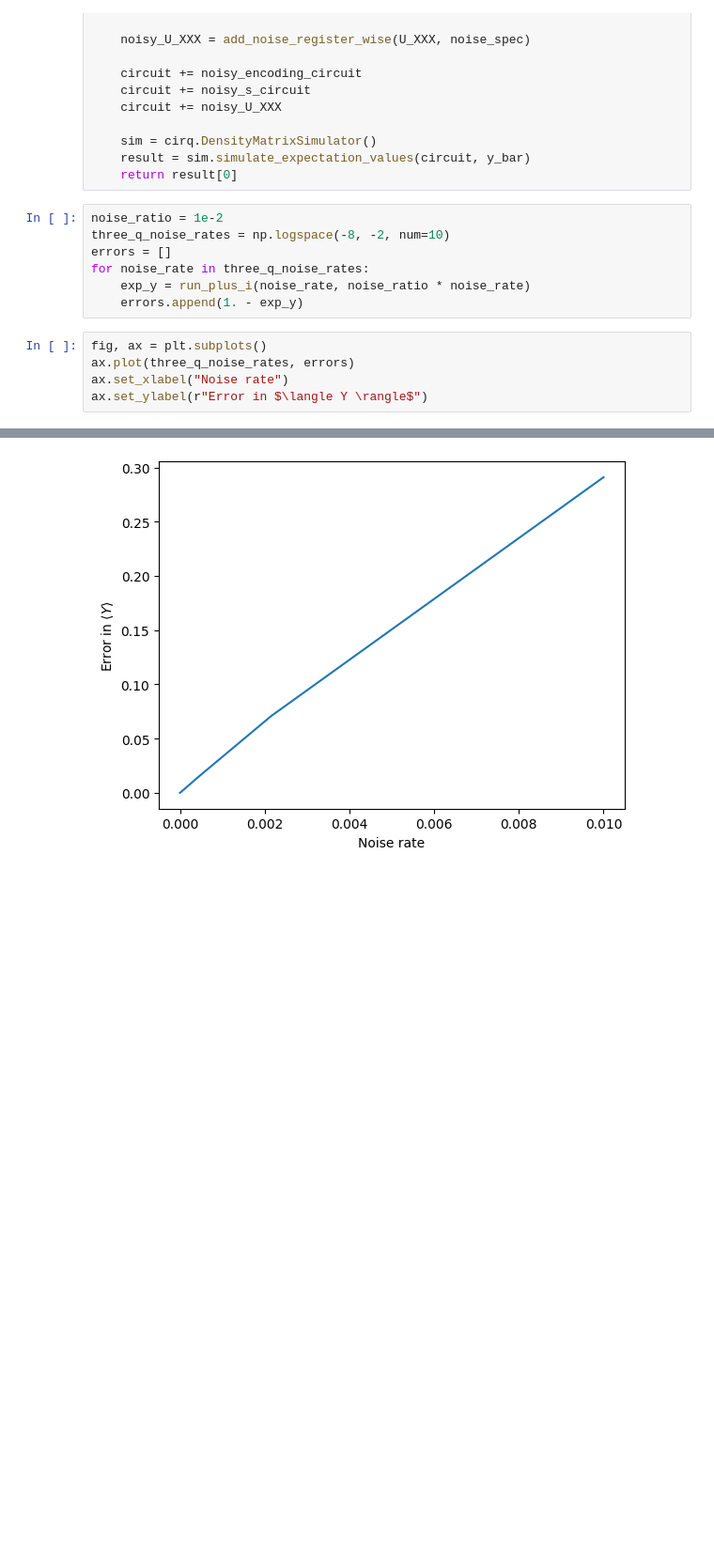
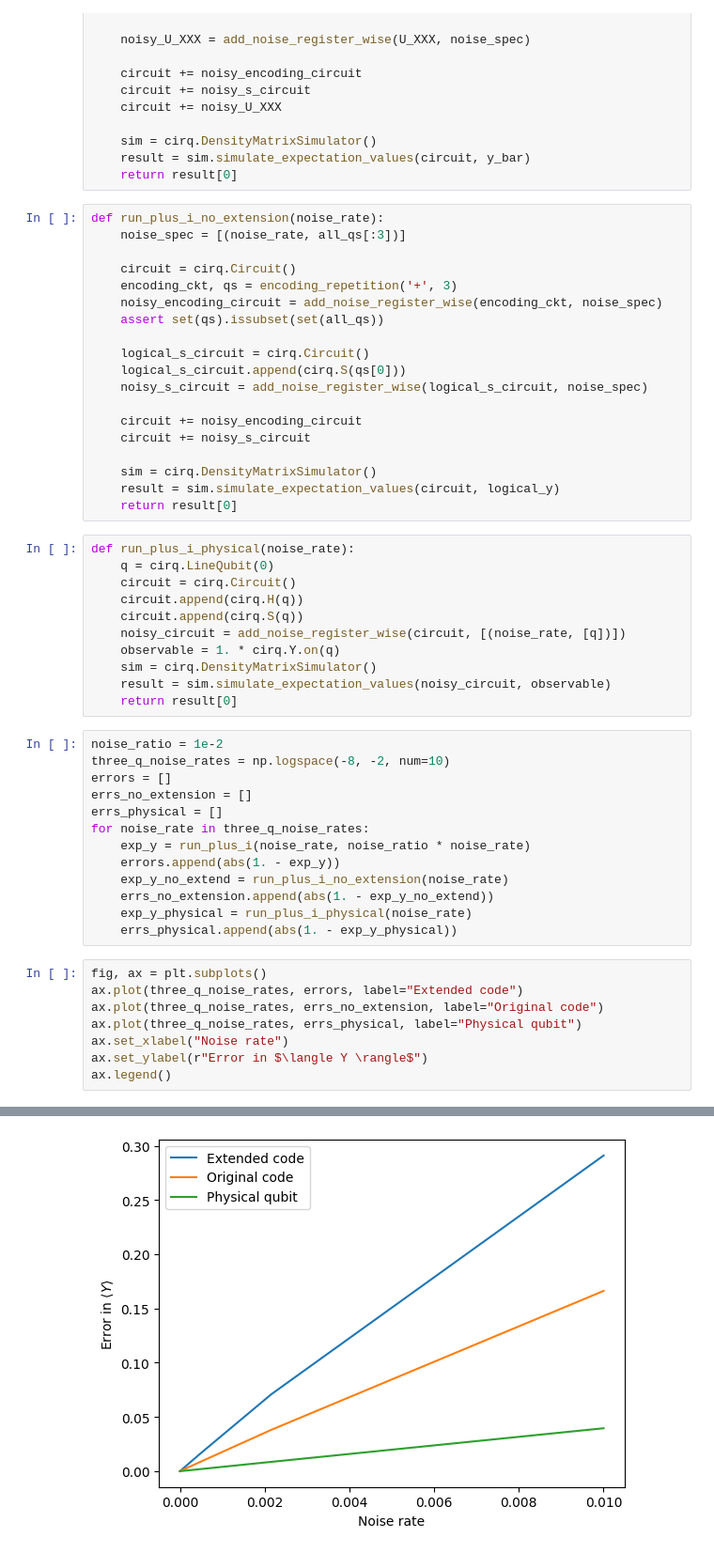
Before and after one commit to bdalfavero/encoded, a Jupyter notebook: experiments/expanded_repetition/encoding_after_computation.ipynb, the cells around one changed output, grey strips where cells are left out. Shown at 94% size. Cells and saved outputs as stored; diff of their text form; blank space fills up the shorter version.

Commit message:
Added original code and physical qubit.

```diff
--- a/experiments/expanded_repetition/encoding_after_computation.ipynb
+++ b/experiments/expanded_repetition/encoding_after_computation.ipynb
@@ -81,16 +81,55 @@ def run_plus_i(p_three_qubit, p_extra_qubit):
     sim = cirq.DensityMatrixSimulator()
     result = sim.simulate_expectation_values(circuit, y_bar)
     return result[0]
+# %%
+def run_plus_i_no_extension(noise_rate):
+    noise_spec = [(noise_rate, all_qs[:3])]
+
+    circuit = cirq.Circuit()
+    encoding_ckt, qs = encoding_repetition('+', 3)
+    noisy_encoding_circuit = add_noise_register_wise(encoding_ckt, noise_spec)
+    assert set(qs).issubset(set(all_qs))
+
+    logical_s_circuit = cirq.Circuit()
+    logical_s_circuit.append(cirq.S(qs[0]))
+    noisy_s_circuit = add_noise_register_wise(logical_s_circuit, noise_spec)
+
+    circuit += noisy_encoding_circuit
+    circuit += noisy_s_circuit
+
+    sim = cirq.DensityMatrixSimulator()
+    result = sim.simulate_expectation_values(circuit, logical_y)
+    return result[0]
+# %%
+def run_plus_i_physical(noise_rate):
+    q = cirq.LineQubit(0)
+    circuit = cirq.Circuit()
+    circuit.append(cirq.H(q))
+    circuit.append(cirq.S(q))
+    noisy_circuit = add_noise_register_wise(circuit, [(noise_rate, [q])])
+    observable = 1. * cirq.Y.on(q)
+    sim = cirq.DensityMatrixSimulator()
+    result = sim.simulate_expectation_values(noisy_circuit, observable)
+    return result[0]
 # %%
 noise_ratio = 1e-2
 three_q_noise_rates = np.logspace(-8, -2, num=10)
 errors = []
+errs_no_extension = []
+errs_physical = []
 for noise_rate in three_q_noise_rates:
     exp_y = run_plus_i(noise_rate, noise_ratio * noise_rate)
-    errors.append(1. - exp_y)
+    errors.append(abs(1. - exp_y))
+    exp_y_no_extend = run_plus_i_no_extension(noise_rate)
+    errs_no_extension.append(abs(1. - exp_y_no_extend))
+    exp_y_physical = run_plus_i_physical(noise_rate)
+    errs_physical.append(abs(1. - exp_y_physical))
 # %%
 fig, ax = plt.subplots()
-ax.plot(three_q_noise_rates, errors)
+ax.plot(three_q_noise_rates, errors, label="Extended code")
+ax.plot(three_q_noise_rates, errs_no_extension, label="Original code")
+ax.plot(three_q_noise_rates, errs_physical, label="Physical qubit")
 ax.set_xlabel("Noise rate")
 ax.set_ylabel(r"Error in $\langle Y \rangle$")
+ax.legend()
 # %% [output]
@@ -98 +137 @@ Text(0, 0.5, 'Error in $\\langle Y \\rangle$')
-[figure, old version]
+[figure, new version]
```
Also changed, not shown: parts of 1 cell of this notebook.
